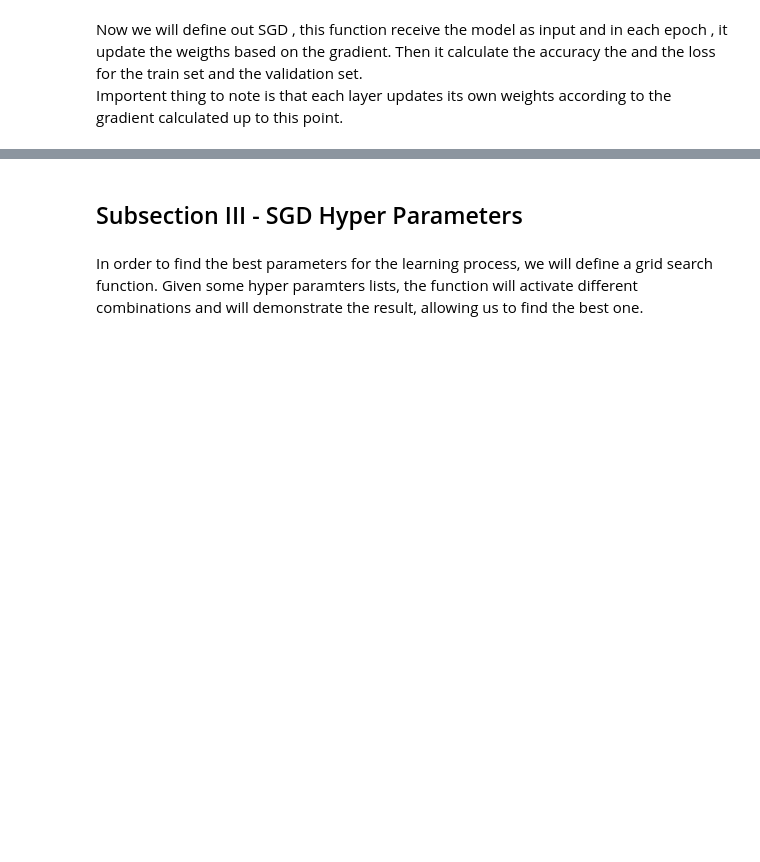
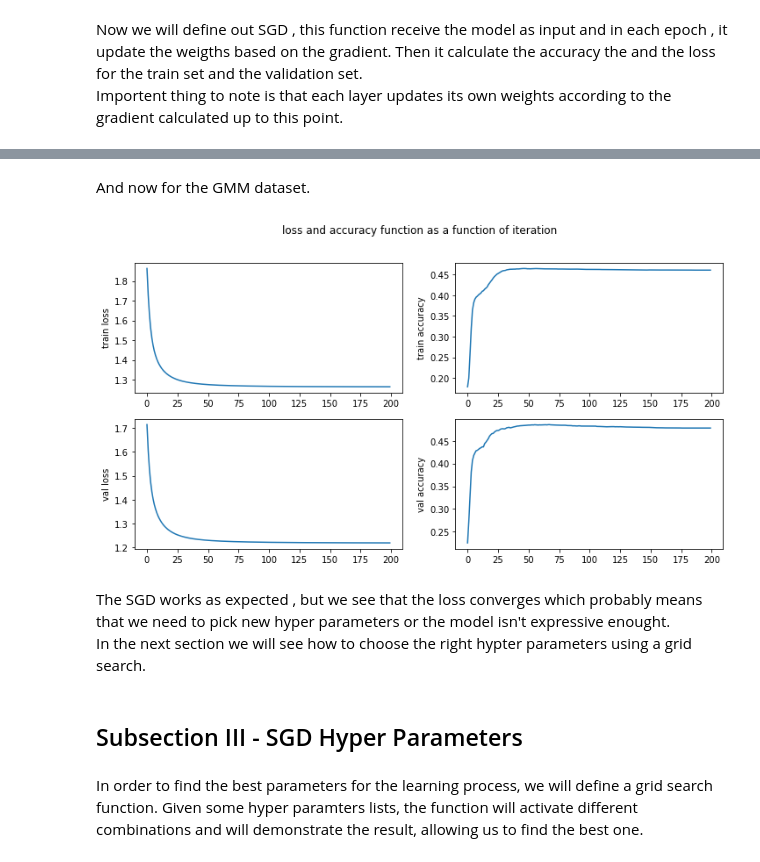
Before and after one commit to danikv/DeepLearningEx1, a Jupyter notebook: Ex1.ipynb, the cells around one changed output, grey strips where cells are left out. Drawn from its saved outputs; the diff is of its cells as text; code cells hidden in the pictures; blank space fills up the shorter version.

```diff
--- a/Ex1.ipynb
+++ b/Ex1.ipynb
@@ -379,3 +361,33 @@ plt.show()
+# %% [markdown]
+And now for the GMM dataset.
+# %%
+model = sequential_model(
+        linear_layer(5, 5, activation=softmax())
+        )
+
+train_loss, train_accuracy, val_loss, val_accuracy = SGD(model, X2, Y2, X2_val, Y2_val, 200, 0.1, cross_entropy_loss, 2500)
+
+fig, axs = plt.subplots(2, 2, figsize=(12,6))
+fig.suptitle('loss and accuracy function as a function of iteration')
+
+axs[0][0].plot(train_loss)
+axs[0][0].set_ylabel('train loss')
+
+axs[0][1].plot(train_accuracy)
+axs[0][1].set_ylabel('train accuracy')
+
+axs[1][0].plot(val_loss)
+axs[1][0].set_ylabel('val loss')
+
+axs[1][1].plot(val_accuracy)
+axs[1][1].set_ylabel('val accuracy')
+
+plt.show()
+# %% [output]
+[figure, added]
+# %% [markdown]
+The SGD works as expected , but we see that the loss converges which probably means that we need to pick new hyper parameters or the model isn't expressive enought.<br>
+In the next section we will see how to choose the right hypter parameters using a grid search.
 # %% [markdown]
 ## Subsection III - SGD Hyper Parameters
 # %% [markdown]
```
Also changed, not shown: parts of 53 cells of this notebook.
